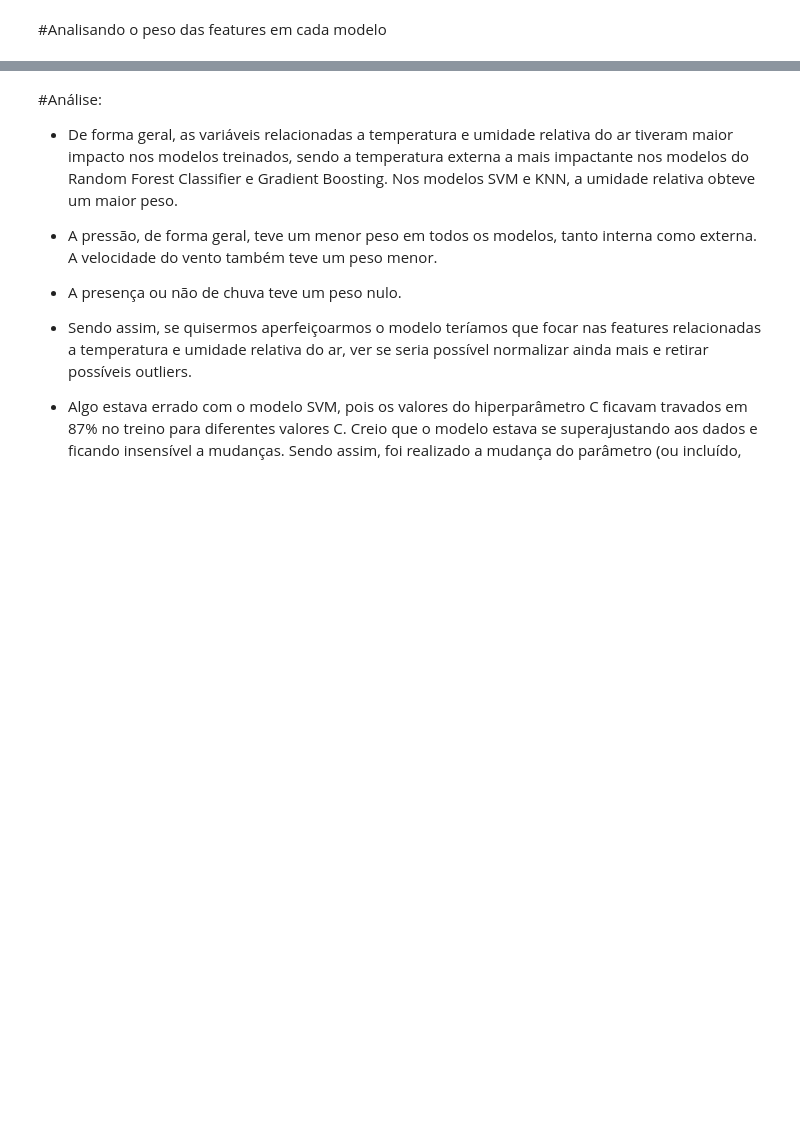
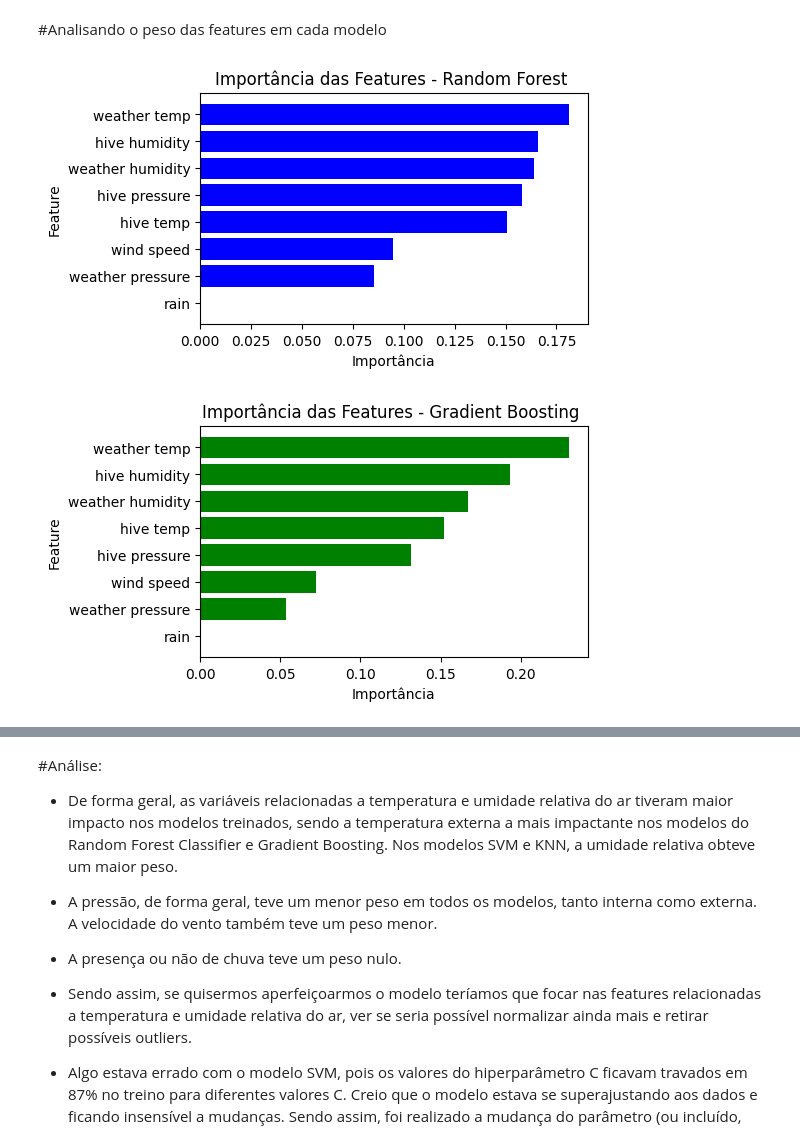
Before and after one commit to matheusbuenowb/Data-Mining-Bee-Colony, a Jupyter notebook: Atividade_IC.ipynb, the cells around one changed output, grey strips where cells are left out. Drawn from its saved outputs; the diff is of its cells as text; code cells hidden in the pictures; blank space fills up the shorter version.

```diff
--- a/Atividade_IC.ipynb
+++ b/Atividade_IC.ipynb
@@ -419,3 +401,15 @@ plt.show()
+# %%
+import joblib
+import pandas as pd
+import matplotlib.pyplot as plt
+
+#Carregando o modelo Random Forest e gradient boosting
+
+analisaFeatures('random_forest_queen_model.pkl', 'Random Forest', 'b')
+analisaFeatures('gradient_boosting_queen_model.pkl', 'Gradient Boosting', 'g')
+# %% [output]
+[figure, added]
+[figure, added]
 # %%
 #Peso das variáveis no Random Forest
 
```
Also changed, not shown: parts of 6 cells of this notebook.
